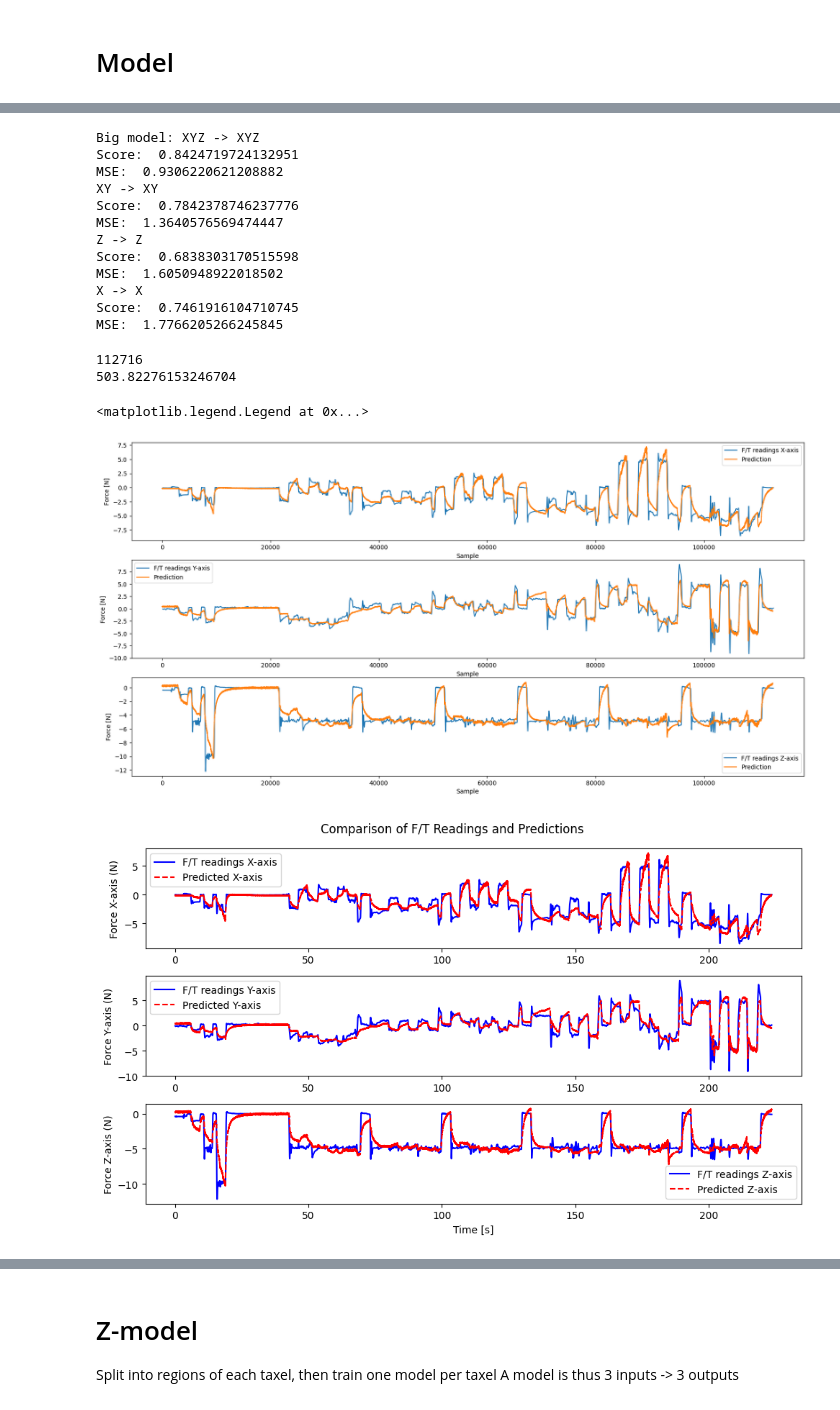
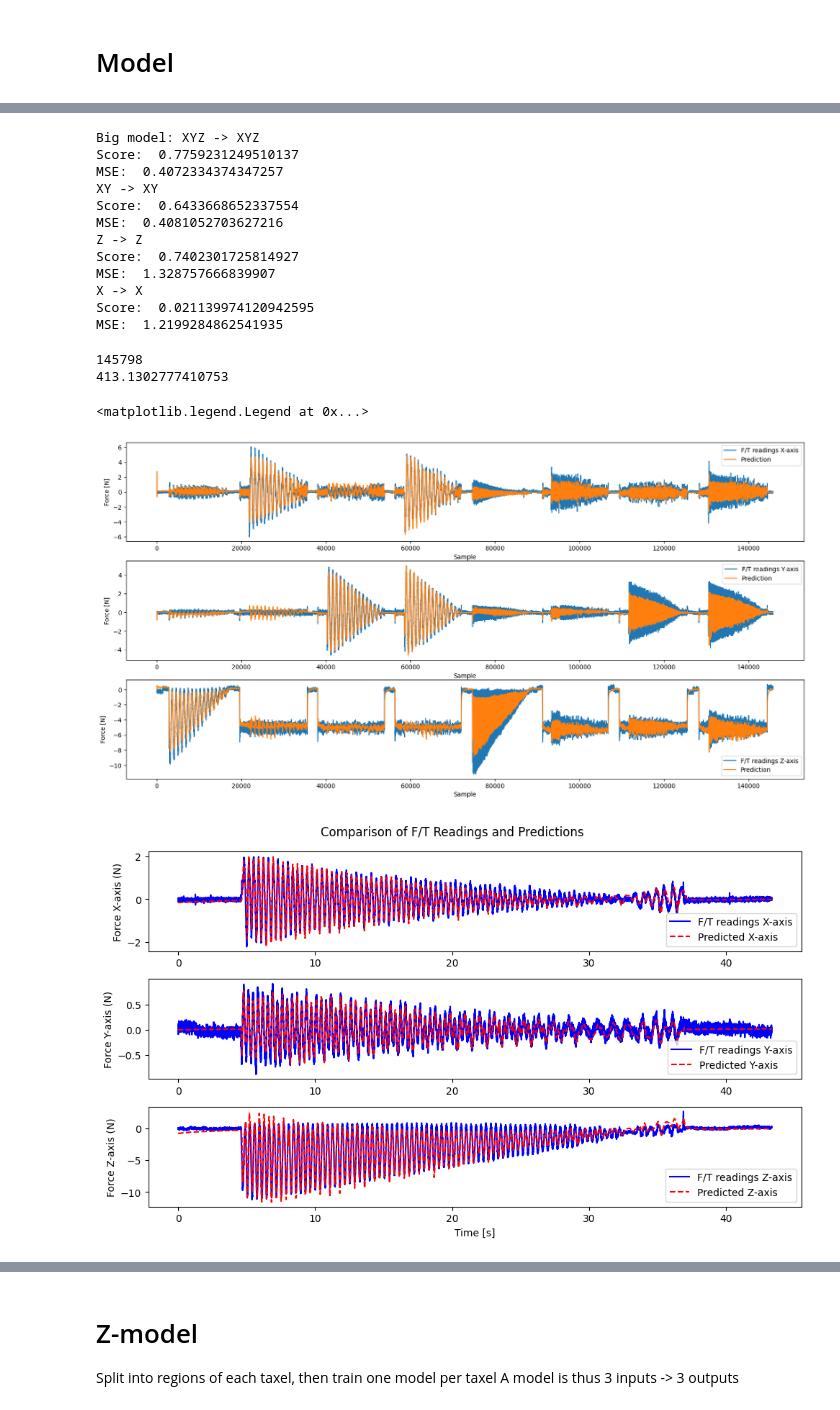
Before and after one commit to LowiekVDS/High-Resolution-Three-axis-Force-Sensing-for-Robotic-Fingertips, a Jupyter notebook: notebooks/auto_model_creation_taxel.ipynb, the cells around one changed output, grey strips where cells are left out. Saved outputs shown, nothing was run; the diff lists cells and outputs as text; code cells hidden in the pictures.

```diff
--- a/notebooks/auto_model_creation_taxel.ipynb
+++ b/notebooks/auto_model_creation_taxel.ipynb
@@ -17,10 +17,10 @@ from tools import plotting_functions as pf
 
 # Parameters
 SENSOR_LAG = 25 # ms
-ARRAY_W = 1
-ARRAY_H = 1
+ARRAY_W = 4
+ARRAY_H = 8
 NR_SUBREGIONS = 1
-DATA_NORMAL_FORCE_FILE = f"table_calibration/taxel3_calibration_28032024"
+DATA_NORMAL_FORCE_FILE = f"table_calibration/taxel3"
 TAXEL_ID = 3
 
 # Automated
@@ -103,17 +94,17 @@ Y = original_data_df[['F_x']]
 x_model = reg.create_regression_pipeline_and_fit(X, Y)
 # %% [output]
 Big model: XYZ -> XYZ
-Score:  0.8424719724132951
-MSE:  0.9306220621208882
+Score:  0.7759231249510137
+MSE:  0.4072334374347257
 XY -> XY
-Score:  0.7842378746237776
-MSE:  1.3640576569474447
+Score:  0.6433668652337554
+MSE:  0.4081052703627216
 Z -> Z
-Score:  0.6838303170515598
-MSE:  1.6050948922018502
+Score:  0.7402301725814927
+MSE:  1.328757666839907
 X -> X
-Score:  0.7461916104710745
-MSE:  1.7766205266245845
+Score:  0.021139974120942595
+MSE:  1.2199284862541935
 # %%
 # Plot prediction (of complete run)
 columns = [f'X{TAXEL_ID}', f'Y{TAXEL_ID}',f'Z{TAXEL_ID}']
@@ -156,10 +147,10 @@ ax[0].legend()
 ax[1].legend()
 ax[2].legend()
 # %% [output]
-112716
-503.82276153246704
+145798
+413.1302777410753
 <matplotlib.legend.Legend at 0x...>
-[figure, old version]
+[figure, new version]
 # %%
 import matplotlib.pyplot as plt
 import numpy as np
@@ -167,41 +158,41 @@ import numpy as np
 # Assuming you have already defined all the variables and data
 
 fig, ax = plt.subplots(3, 1, figsize=(10, 6))
 
 # Plotting F/T readings X-axis
-ax[0].plot(np.arange(len(original_data_df['F_x'])) / 503.82, original_data_df['F_x'], color='blue', label='F/T readings X-axis')
-ax[0].plot(np.arange(len(original_data_df['F_x'])) / 503.82, pred_X, color='red', linestyle='--', label='Predicted X-axis')
+ax[0].plot(np.arange(len(original_data_df['F_x'])) / 439.82, original_data_df['F_x'], color='blue', label='F/T readings X-axis')
+ax[0].plot(np.arange(len(original_data_df['F_x'])) / 439.82, pred_X, color='red', linestyle='--', label='Predicted X-axis')
 ax[0].set_ylabel('Force X-axis (N)')
 ax[0].legend()
 
 # Plotting F/T readings Y-axis
-ax[1].plot(np.arange(len(original_data_df['F_x'])) / 503.82,original_data_df['F_y'], color='blue', label='F/T readings Y-axis')
-ax[1].plot(np.arange(len(original_data_df['F_x'])) / 503.82, pred_Y, color='red', linestyle='--', label='Predicted Y-axis')
+ax[1].plot(np.arange(len(original_data_df['F_x'])) / 439.82,original_data_df['F_y'], color='blue', label='F/T readings Y-axis')
+ax[1].plot(np.arange(len(original_data_df['F_x'])) / 439.82, pred_Y, color='red', linestyle='--', label='Predicted Y-axis')
 ax[1].set_ylabel('Force Y-axis (N)')
 ax[1].legend()
 
 # Plotting F/T readings Z-axis
-ax[2].plot(np.arange(len(original_data_df['F_x'])) / 503.82,original_data_df['F_z'], color='blue', label='F/T readings Z-axis')
-ax[2].plot(np.arange(len(original_data_df['F_x'])) / 503.82, pred_Z, color='red', linestyle='--', label='Predicted Z-axis')
+ax[2].plot(np.arange(len(original_data_df['F_x'])) / 439.82,original_data_df['F_z'], color='blue', label='F/T readings Z-axis')
+ax[2].plot(np.arange(len(original_data_df['F_x'])) / 439.82, pred_Z, color='red', linestyle='--', label='Predicted Z-axis')
 ax[2].set_ylabel('Force Z-axis (N)')
 ax[2].legend()
 
 # Adding common x-axis label
 ax[2].set_xlabel('Time [s]')
 
 # Adding a title
 fig.suptitle('Comparison of F/T Readings and Predictions')
 
 # Adjusting layout
 plt.tight_layout()
 
 # Saving the plot
-plt.savefig('prediction_comparison_plot.png')
+plt.savefig('prediction_comparison_plot.png', dpi=2000)
 
 # Showing the plot
 plt.show()
 # %% [output]
-[figure, old version]
+[figure, new version]
 # %%
 hysterese_df = original_data_df[:20000]
 
```
Also changed, not shown: parts of 3 cells of this notebook, 14 other files.
